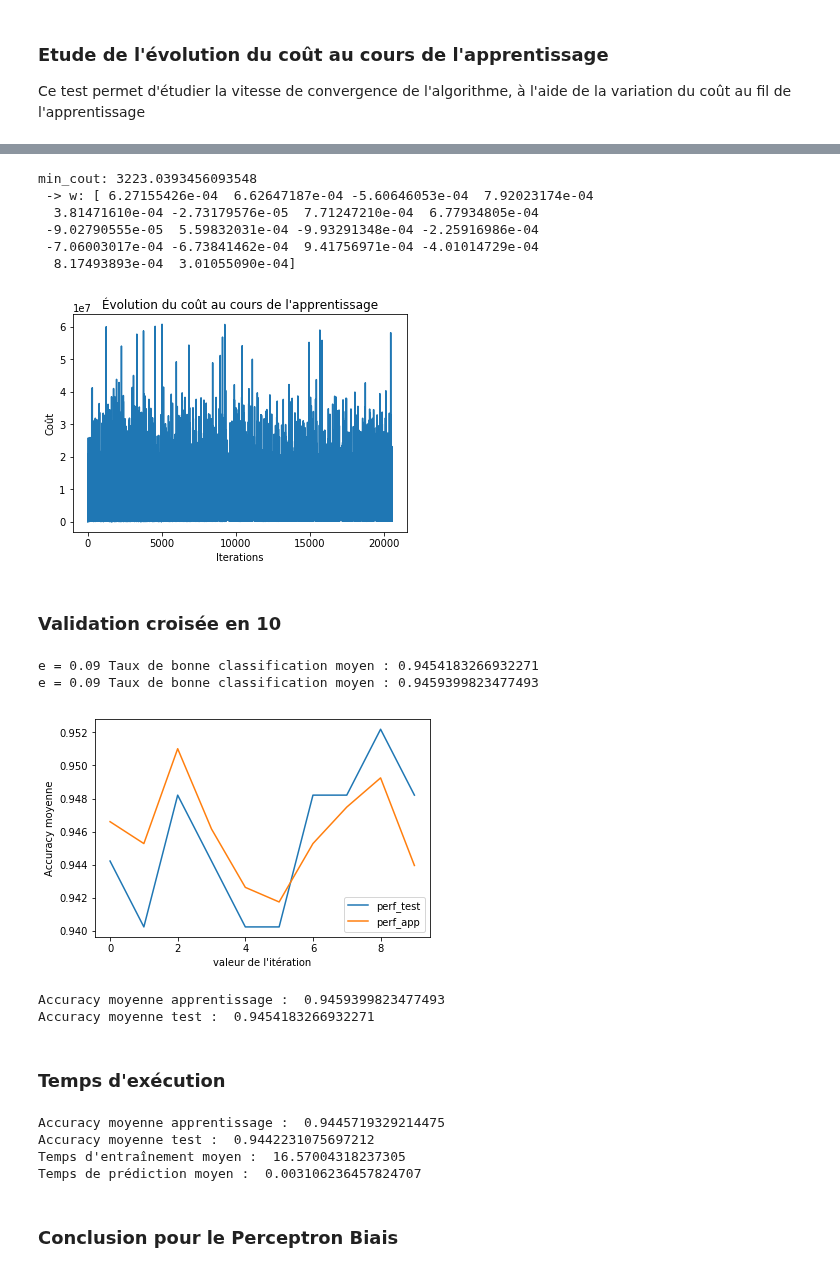
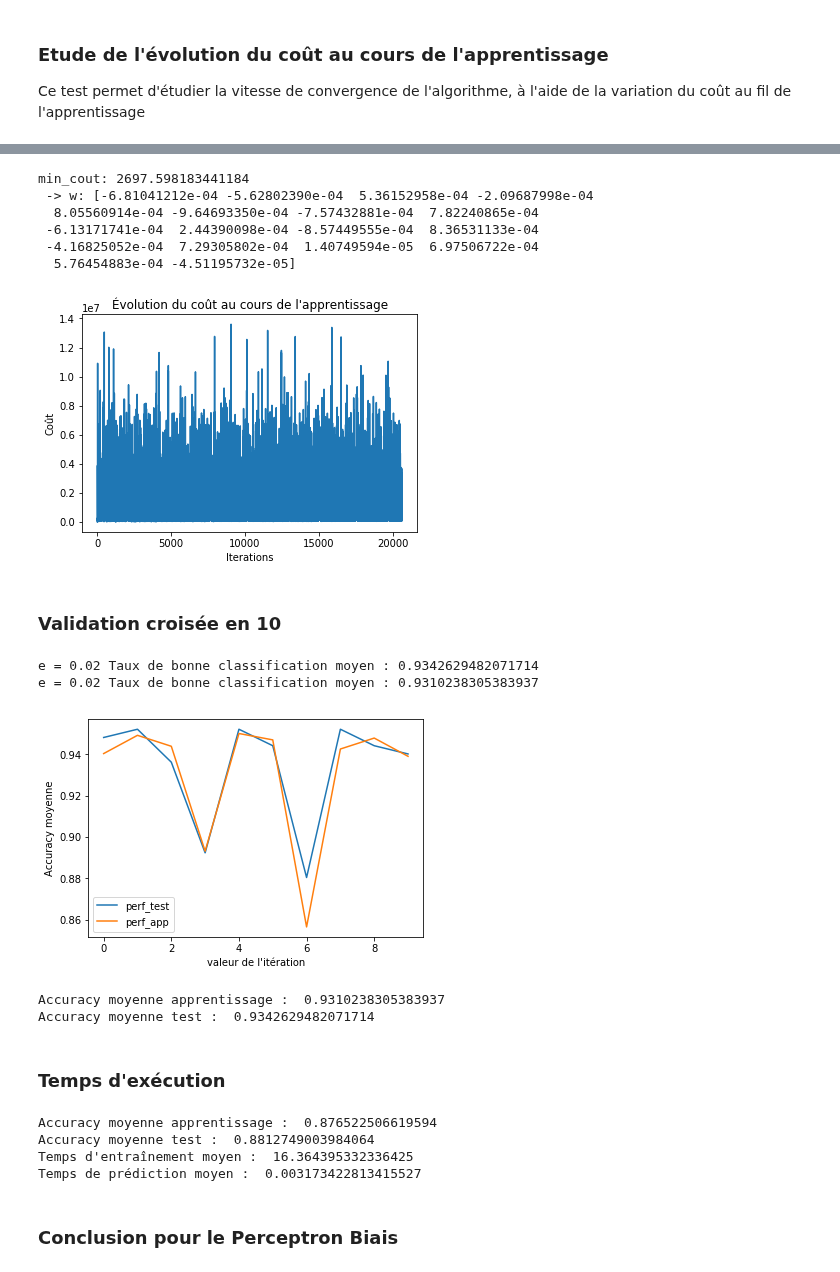
Before and after one commit to celine-yes/TME_DataScience, a Jupyter notebook: projet-2/projet-2-Lacour_Fan.ipynb, the cells around one changed output, grey strips where cells are left out. Saved outputs shown, nothing was run; the diff lists cells and outputs as text; code cells hidden in the pictures.

```diff
--- a/projet-2/projet-2-Lacour_Fan.ipynb
+++ b/projet-2/projet-2-Lacour_Fan.ipynb
@@ -588,7 +588,7 @@ Ym2 = Y[index]
 
 # Paramètres pour le perceptron:
 dim = X.shape[1]
-eps = 0.09    # learning rate
+eps = 0.02    # learning rate
 poids_0 = False   # valeur initiale des poids à 0
 
 perceptron = cl.ClassifierPerceptron(dim, learning_rate=eps, init=poids_0)
@@ -605,7 +605,7 @@ for i in range (dim):
 
 plt.title('Evolution des w au cours des itérations du perceptron')
 plt.xlabel('iterations')
-plt.legend(['w1','w2'])
+plt.legend(['w'])
 # %% [output]
 Nb iterations réalisées:  100
 <matplotlib.legend.Legend at 0x...>
@@ -635,13 +635,13 @@ plt.ylabel('Coût')
 plt.title('Évolution du coût au cours de l\'apprentissage')
 plt.show()
 # %% [output]
-min_cout: 3223.0393456093548
- -> w: [ 6.27155426e-04  6.62647187e-04 -5.60646053e-04  7.92023174e-04
-  3.81471610e-04 -2.73179576e-05  7.71247210e-04  6.77934805e-04
- -9.02790555e-05  5.59832031e-04 -9.93291348e-04 -2.25916986e-04
- -7.06003017e-04 -6.73841462e-04  9.41756971e-04 -4.01014729e-04
-  8.17493893e-04  3.01055090e-04]
+min_cout: 2697.598183441184
+ -> w: [-6.81041212e-04 -5.62802390e-04  5.36152958e-04 -2.09687998e-04
+  8.05560914e-04 -9.64693350e-04 -7.57432881e-04  7.82240865e-04
+ -6.13171741e-04  2.44390098e-04 -8.57449555e-04  8.36531133e-04
+ -4.16825052e-04  7.29305802e-04  1.40749594e-05  6.97506722e-04
+  5.76454883e-04 -4.51195732e-05]
-[figure, old version]
+[figure, new version]
 # %% [markdown]
 ### Validation croisée en 10
 # %%
@@ -650,41 +650,41 @@ Xm = X[index]
 Ym = Y[index]
 
 nb_iter = 10
-e = 0.09
+e = 0.02
 perf = []
 perf_app = []
 dim = X.shape[1]
 
 for i in range(nb_iter):
     Xapp,Yapp,Xtest,Ytest = ut.crossval_strat(Xm, Ym, nb_iter, i)
-    perceptron = cl.ClassifierPerceptron(dim,e,False)
+    perceptron = cl.ClassifierPerceptron(dim,e)
     perceptron.train(Xapp, Yapp)
     perf.append(perceptron.accuracy(Xtest, Ytest))
     perf_app.append(perceptron.accuracy(Xapp, Yapp))
 
 acc_moy = statistics.mean(perf) #moyenne des accuracies de la validation croisée pour cette valeur de k
 acc_moy_app = statistics.mean(perf_app)
 
 print("e = " + str(e) + " Taux de bonne classification moyen : " + str(acc_moy))
 print("e = " + str(e) + " Taux de bonne classification moyen : " + str(acc_moy_app))
 
 
 plt.plot(np.arange(0, nb_iter),perf, perf_app)
 plt.ylabel('Accuracy moyenne')
 plt.xlabel("valeur de l'itération")
 plt.legend(['perf_test','perf_app'])
 plt.show()
 
 #print("Accuracies apprentissage obtenues : ",perf_app)
 #print("Accuracies test obtenues : ",perf)
 print("Accuracy moyenne apprentissage : ", statistics.mean(perf_app))
 print("Accuracy moyenne test : ", statistics.mean(perf))
 # %% [output]
-e = 0.09 Taux de bonne classification moyen : 0.9454183266932271
-e = 0.09 Taux de bonne classification moyen : 0.9459399823477493
+e = 0.02 Taux de bonne classification moyen : 0.9342629482071714
+e = 0.02 Taux de bonne classification moyen : 0.9310238305383937
-[figure, old version]
+[figure, new version]
-Accuracy moyenne apprentissage :  0.9459399823477493
-Accuracy moyenne test :  0.9454183266932271
+Accuracy moyenne apprentissage :  0.9310238305383937
+Accuracy moyenne test :  0.9342629482071714
 # %% [markdown]
 ### Temps d'exécution
 # %%
@@ -703,7 +703,7 @@ Ym = Y[index]
 
 for i in range(nb_iter):
     Xapp,Yapp,Xtest,Ytest = ut.crossval_strat(Xm, Ym, nb_iter, i)
-    perceptron = cl.ClassifierPerceptron(dim,0.01, False)
+    perceptron = cl.ClassifierPerceptron(dim,0.02)
     start_time = time.time()
     perceptron.train(Xapp, Yapp)
     train_time.append(time.time() - start_time)
@@ -720,10 +720,10 @@ print("Accuracy moyenne test : ", statistics.mean(perf_test))
 print("Temps d'entraînement moyen : ", statistics.mean(train_time))
 print("Temps de prédiction moyen : ", statistics.mean(predict_time))
 # %% [output]
-Accuracy moyenne apprentissage :  0.9445719329214475
-Accuracy moyenne test :  0.9442231075697212
-Temps d'entraînement moyen :  16.57004318237305
-Temps de prédiction moyen :  0.003106236457824707
+Accuracy moyenne apprentissage :  0.876522506619594
+Accuracy moyenne test :  0.8812749003984064
+Temps d'entraînement moyen :  16.364395332336425
+Temps de prédiction moyen :  0.003173422813415527
 # %% [markdown]
 ### Conclusion pour le Perceptron Biais
 # %% [markdown]
```
Also changed, not shown: parts of 7 cells of this notebook.
